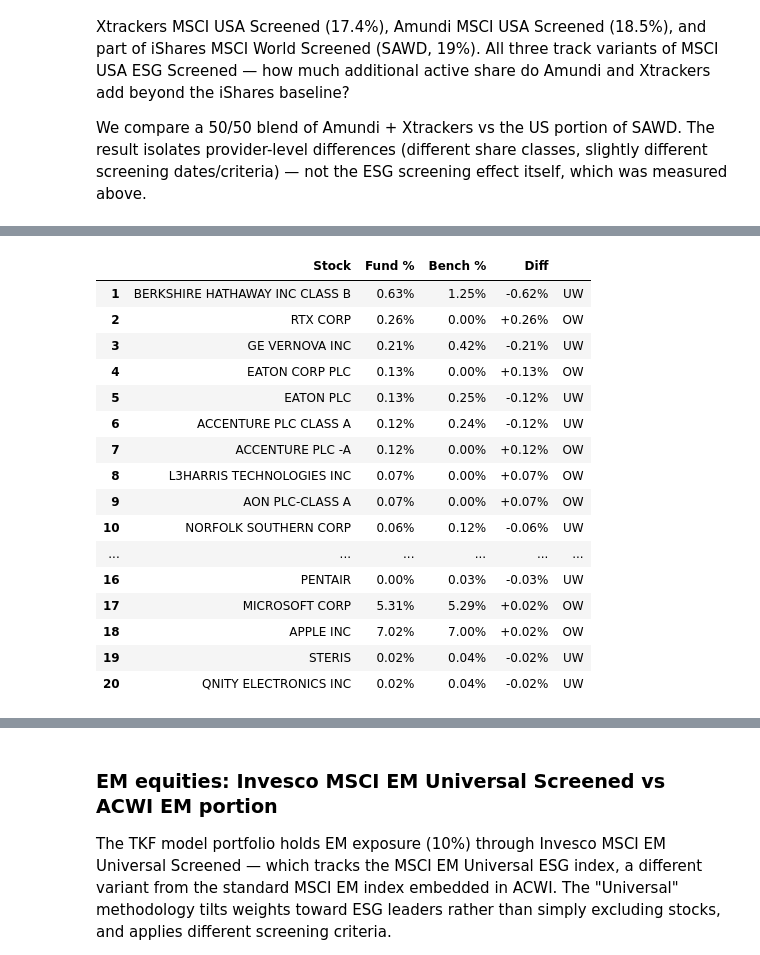
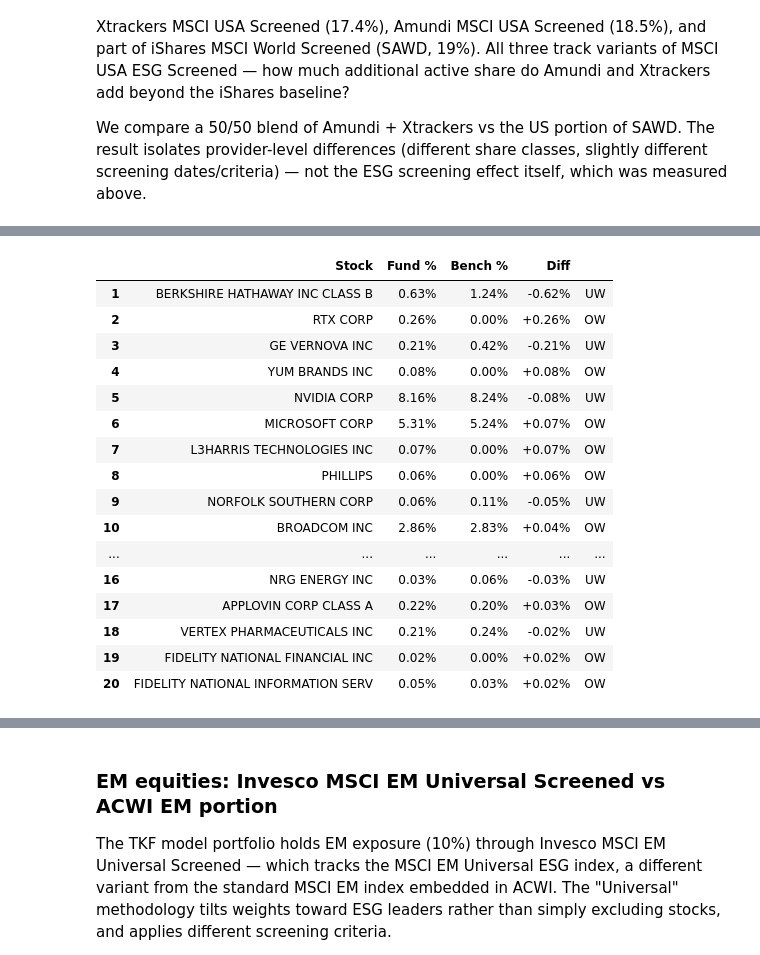
Before and after one commit to TulevaEE/reporting-engine, a Jupyter notebook: reports/adhoc/active_share_tkf.ipynb, the cells around one changed output, grey strips where cells are left out. Cells and saved outputs as stored; diff of their text form; code cells hidden in the pictures.

```diff
--- a/reports/adhoc/active_share_tkf.ipynb
+++ b/reports/adhoc/active_share_tkf.ipynb
@@ -850,62 +783,36 @@ The TKF model portfolio holds US equities through three ESG-screened ETFs: Xtrac
 
 We compare a 50/50 blend of Amundi + Xtrackers vs the US portion of SAWD. The result isolates provider-level differences (different share classes, slightly different screening dates/criteria) — not the ESG screening effect itself, which was measured above.
 # %%
-# US equities: Amundi + Xtrackers (50/50) vs US portion of iShares SAWD
+# US equities: Amundi + Xtrackers (50/50) vs SAWD US portion
+# Bridge SAWD tickers to ISINs via SPDR, then join on ISIN
 
-sawd_us = all_etf_holdings['ishares_SAWD'].copy()
-sawd_us = sawd_us[sawd_us['country'] == 'United States']
-sawd_us['stock_id'] = sawd_us.apply(lambda r: f"{r['ticker']}|{r['country']}", axis=1)
-sawd_us_norm = sawd_us.copy()
-sawd_us_total = sawd_us_norm['weight'].sum()
-sawd_us_norm['weight'] = sawd_us_norm['weight'] / sawd_us_total
+# Bridge SAWD to ISINs
+sawd_with_isin = all_etf_holdings['ishares_SAWD'].copy()
+sawd_with_isin['isin'] = sawd_with_isin.apply(
+    lambda r: bridge_to_isin(r.get('ticker', ''), r['name'], r.get('country', '')), axis=1)
 
-# Build lookups
-sawd_ticker_to_sid = {}
-sawd_ticker_norm_to_sid = {}
-sawd_name_to_sid = {}
-for _, r in sawd_us_norm.iterrows():
-    sid = r['stock_id']
-    sawd_ticker_to_sid[r['ticker']] = sid
-    sawd_ticker_norm_to_sid[r['ticker'].replace('/', '').replace(' ', '')] = sid
-    sawd_name_to_sid[r['name'].upper().strip()] = sid
+sawd_us = sawd_with_isin[sawd_with_isin['country'] == 'United States'].copy()
+sawd_us_matched = sawd_us[sawd_us['isin'].notna()]
+sawd_us_total = sawd_us_matched['weight'].sum()
+sawd_us_matched = sawd_us_matched.copy()
+sawd_us_matched['weight'] = sawd_us_matched['weight'] / sawd_us_total
 
+print(f'SAWD US: {len(sawd_us)} stocks, {len(sawd_us_matched)} with ISINs ({len(sawd_us) - len(sawd_us_matched)} unbridged)')
+
+# Blend Xtrackers + Amundi 50/50
 xt_usa_h = all_etf_holdings['xtrackers_usa'].copy()
 am_usa_h = all_etf_holdings['amundi_usa'].copy()
-
-def map_isin_to_us_sid(isin, name=''):
-    if pd.isna(isin) or str(isin) not in isin_to_sid:
-        return None
-    sid = isin_to_sid[str(isin)]
-    ticker = sid.split('|')[0]
-    ticker_norm = ticker.replace('/', '').replace(' ', '')
-    if ticker in sawd_ticker_to_sid:
-        return sawd_ticker_to_sid[ticker]
-    if ticker_norm in sawd_ticker_norm_to_sid:
-        return sawd_ticker_norm_to_sid[ticker_norm]
-    name_key = str(name).upper().strip()
-    if name_key in sawd_name_to_sid:
-        return sawd_name_to_sid[name_key]
-    for sawd_name, sawd_sid in sawd_name_to_sid.items():
-        if len(name_key) > 5 and name_key[:20] == sawd_name[:20]:
-            return sawd_sid
-    return sid
-
-xt_usa_h['stock_id'] = xt_usa_h.apply(lambda r: map_isin_to_us_sid(r['isin'], r.get('name', '')), axis=1)
-am_usa_h['stock_id'] = am_usa_h.apply(lambda r: map_isin_to_us_sid(r['isin'], r.get('name', '')), axis=1)
-xt_usa_h = xt_usa_h.dropna(subset=['stock_id'])
-am_usa_h = am_usa_h.dropna(subset=['stock_id'])
-
 xt_usa_h['weight_blend'] = xt_usa_h['weight'] * 0.5
 am_usa_h['weight_blend'] = am_usa_h['weight'] * 0.5
 
-blend = pd.concat([xt_usa_h[['stock_id', 'name', 'weight_blend']], am_usa_h[['stock_id', 'name', 'weight_blend']]])
-blend = blend.groupby('stock_id').agg({'name': 'first', 'weight_blend': 'sum'}).reset_index()
+blend = pd.concat([xt_usa_h[['isin', 'name', 'weight_blend']], am_usa_h[['isin', 'name', 'weight_blend']]])
+blend = blend.groupby('isin').agg({'name': 'first', 'weight_blend': 'sum'}).reset_index()
 blend['weight'] = blend['weight_blend'] / blend['weight_blend'].sum()
 
 merged_us = pd.merge(
-    blend[['stock_id', 'name', 'weight']],
-    sawd_us_norm[['stock_id', 'weight']].rename(columns={'weight': 'weight_sawd'}),
-    on='stock_id', how='outer',
+    blend[['isin', 'name', 'weight']],
+    sawd_us_matched[['isin', 'weight']].rename(columns={'weight': 'weight_sawd'}),
+    on='isin', how='outer',
 )
 merged_us['weight'] = merged_us['weight'].fillna(0)
 merged_us['weight_sawd'] = merged_us['weight_sawd'].fillna(0)
@@ -913,15 +820,15 @@ merged_us['abs_diff'] = (merged_us['weight'] - merged_us['weight_sawd']).abs()
 merged_us['diff'] = merged_us['weight'] - merged_us['weight_sawd']
 merged_us['name'] = merged_us['name'].fillna('')
 for idx, r in merged_us[merged_us['name'] == ''].iterrows():
-    match = sawd_us_norm[sawd_us_norm['stock_id'] == r['stock_id']]
+    match = sawd_us_matched[sawd_us_matched['isin'] == r['isin']]
     if len(match):
         merged_us.loc[idx, 'name'] = match.iloc[0]['name']
 
 us_active_share = merged_us['abs_diff'].sum() / 2
-overlap_n = len(set(blend['stock_id']) & set(sawd_us_norm['stock_id']))
+overlap_n = len(set(blend['isin']) & set(sawd_us_matched['isin']))
 
 display(metric_box('US: Amundi + Xtrackers vs iShares SAWD', f'{us_active_share:.2%}',
-                   f'{len(blend)} blend stocks vs {len(sawd_us_norm)} SAWD US stocks · {overlap_n} overlapping · '
+                   f'{len(blend)} blend stocks vs {len(sawd_us_matched)} SAWD US stocks · {overlap_n} overlapping · '
                    f'Small — same MSCI USA ESG Screened index family'))
 display(diff_table(merged_us, 'weight', 'weight_sawd', title='Top weight differences (US)'))
 # %% [output]
@@ -932,17 +840,17 @@ Top weight differences (US)
 |  | Stock | Fund % | Bench % | Diff |  |
-| 1 | BERKSHIRE HATHAWAY INC CLASS B | 0.63% | 1.25% | -0.62% | UW |
+| 1 | BERKSHIRE HATHAWAY INC CLASS B | 0.63% | 1.24% | -0.62% | UW |
 | 2 | RTX CORP | 0.26% | 0.00% | +0.26% | OW |
 | 3 | GE VERNOVA INC | 0.21% | 0.42% | -0.21% | UW |
-| 4 | EATON CORP PLC | 0.13% | 0.00% | +0.13% | OW |
-| 5 | EATON PLC | 0.13% | 0.25% | -0.12% | UW |
-| 6 | ACCENTURE PLC CLASS A | 0.12% | 0.24% | -0.12% | UW |
-| 7 | ACCENTURE PLC -A | 0.12% | 0.00% | +0.12% | OW |
-| 8 | L3HARRIS TECHNOLOGIES INC | 0.07% | 0.00% | +0.07% | OW |
-| 9 | AON PLC-CLASS A | 0.07% | 0.00% | +0.07% | OW |
-| 10 | NORFOLK SOUTHERN CORP | 0.06% | 0.12% | -0.06% | UW |
+| 4 | YUM BRANDS INC | 0.08% | 0.00% | +0.08% | OW |
+| 5 | NVIDIA CORP | 8.16% | 8.24% | -0.08% | UW |
+| 6 | MICROSOFT CORP | 5.31% | 5.24% | +0.07% | OW |
+| 7 | L3HARRIS TECHNOLOGIES INC | 0.07% | 0.00% | +0.07% | OW |
+| 8 | PHILLIPS | 0.06% | 0.00% | +0.06% | OW |
+| 9 | NORFOLK SOUTHERN CORP | 0.06% | 0.11% | -0.05% | UW |
+| 10 | BROADCOM INC | 2.86% | 2.83% | +0.04% | OW |
 | ... | ... | ... | ... | ... | ... |
-| 16 | PENTAIR | 0.00% | 0.03% | -0.03% | UW |
-| 17 | MICROSOFT CORP | 5.31% | 5.29% | +0.02% | OW |
-| 18 | APPLE INC | 7.02% | 7.00% | +0.02% | OW |
-| 19 | STERIS | 0.02% | 0.04% | -0.02% | UW |
-| 20 | QNITY ELECTRONICS INC | 0.02% | 0.04% | -0.02% | UW |
+| 16 | NRG ENERGY INC | 0.03% | 0.06% | -0.03% | UW |
+| 17 | APPLOVIN CORP CLASS A | 0.22% | 0.20% | +0.03% | OW |
+| 18 | VERTEX PHARMACEUTICALS INC | 0.21% | 0.24% | -0.02% | UW |
+| 19 | FIDELITY NATIONAL FINANCIAL INC | 0.02% | 0.00% | +0.02% | OW |
+| 20 | FIDELITY NATIONAL INFORMATION SERV | 0.05% | 0.03% | +0.02% | OW |
```
Also changed, not shown: parts of 11 cells of this notebook, 2 other files.
